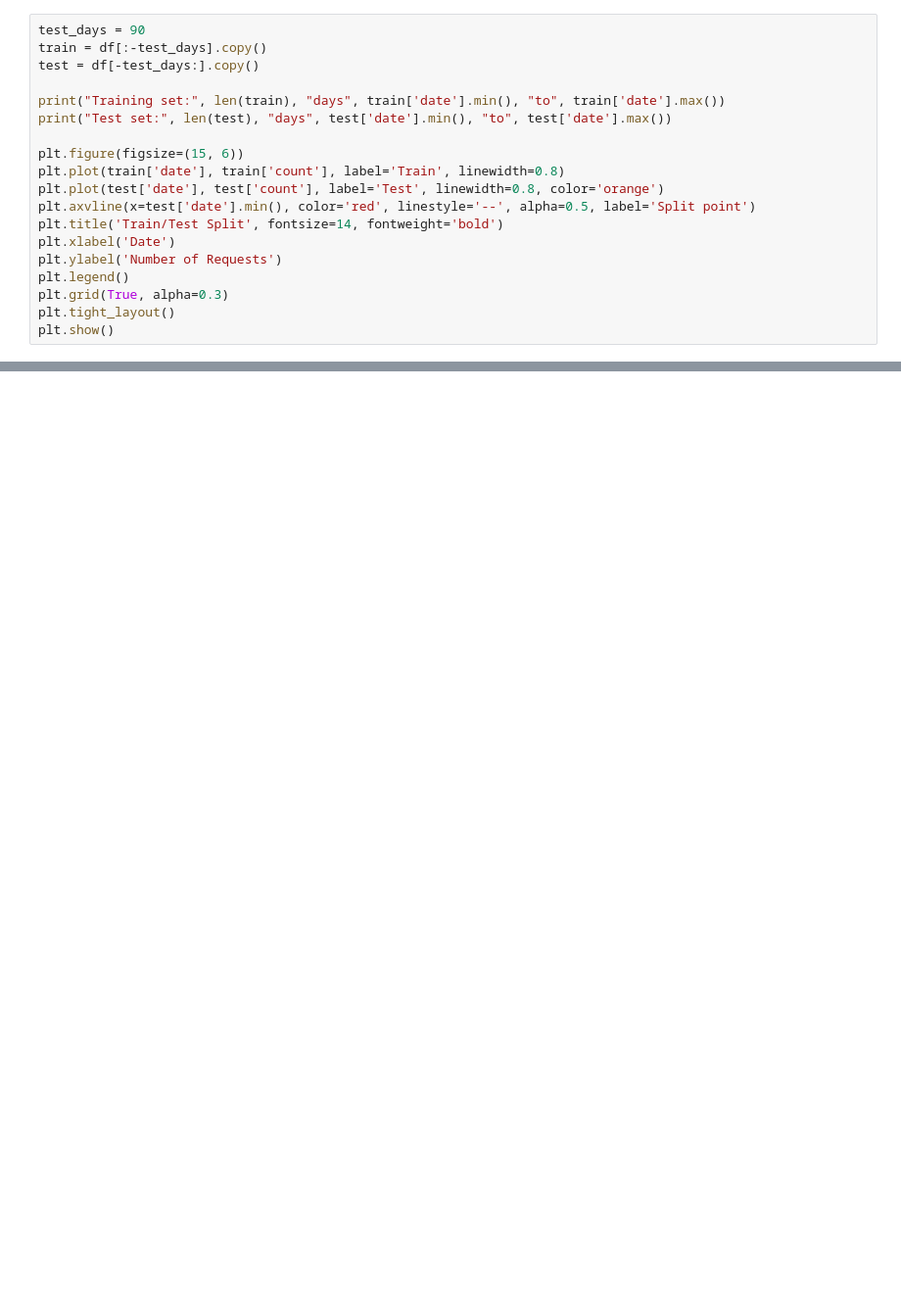
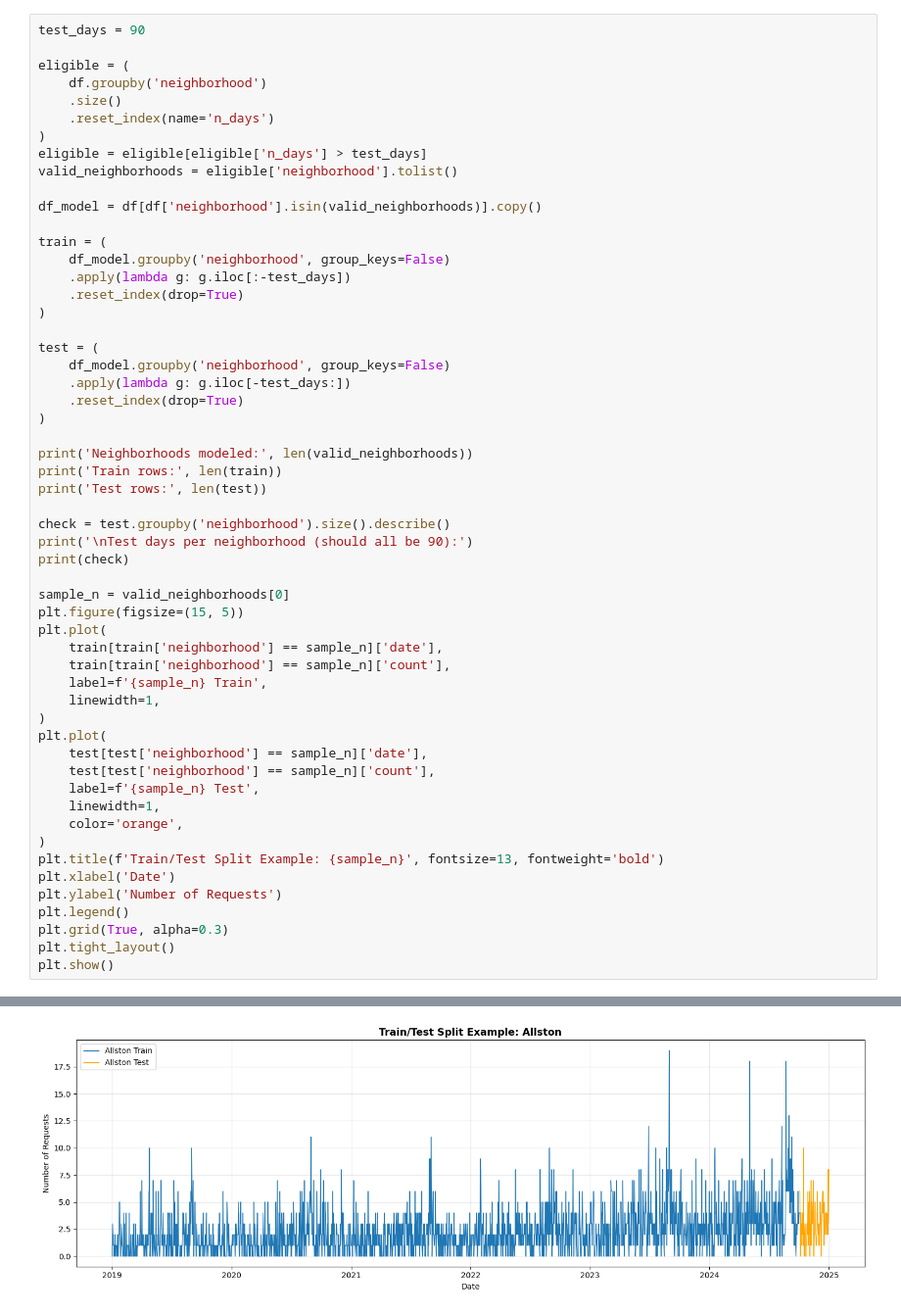
Before and after one commit to thealphacubicle/311-Service-Request-Modelling, a Jupyter notebook: notebooks/03_time_series.ipynb, the cells around one changed output, grey strips where cells are left out. Shown at 98% size. Cells and saved outputs as stored; diff of their text form; blank space fills up the shorter version.

```diff
--- a/notebooks/03_time_series.ipynb
+++ b/notebooks/03_time_series.ipynb
@@ -41,19 +86,56 @@ Split data into training and testing sets. Use last 90 days for testing.
 # %%
 test_days = 90
-train = df[:-test_days].copy()
-test = df[-test_days:].copy()
 
-print("Training set:", len(train), "days", train['date'].min(), "to", train['date'].max())
-print("Test set:", len(test), "days", test['date'].min(), "to", test['date'].max())
+eligible = (
+    df.groupby('neighborhood')
+    .size()
+    .reset_index(name='n_days')
+)
+eligible = eligible[eligible['n_days'] > test_days]
+valid_neighborhoods = eligible['neighborhood'].tolist()
 
-plt.figure(figsize=(15, 6))
-plt.plot(train['date'], train['count'], label='Train', linewidth=0.8)
-plt.plot(test['date'], test['count'], label='Test', linewidth=0.8, color='orange')
-plt.axvline(x=test['date'].min(), color='red', linestyle='--', alpha=0.5, label='Split point')
-plt.title('Train/Test Split', fontsize=14, fontweight='bold')
+df_model = df[df['neighborhood'].isin(valid_neighborhoods)].copy()
+
+train = (
+    df_model.groupby('neighborhood', group_keys=False)
+    .apply(lambda g: g.iloc[:-test_days])
+    .reset_index(drop=True)
+)
+
+test = (
+    df_model.groupby('neighborhood', group_keys=False)
+    .apply(lambda g: g.iloc[-test_days:])
+    .reset_index(drop=True)
+)
+
+print('Neighborhoods modeled:', len(valid_neighborhoods))
+print('Train rows:', len(train))
+print('Test rows:', len(test))
+
+check = test.groupby('neighborhood').size().describe()
+print('\nTest days per neighborhood (should all be 90):')
+print(check)
+
+sample_n = valid_neighborhoods[0]
+plt.figure(figsize=(15, 5))
+plt.plot(
+    train[train['neighborhood'] == sample_n]['date'],
+    train[train['neighborhood'] == sample_n]['count'],
+    label=f'{sample_n} Train',
+    linewidth=1,
+)
+plt.plot(
+    test[test['neighborhood'] == sample_n]['date'],
+    test[test['neighborhood'] == sample_n]['count'],
+    label=f'{sample_n} Test',
+    linewidth=1,
+    color='orange',
+)
+plt.title(f'Train/Test Split Example: {sample_n}', fontsize=13, fontweight='bold')
 plt.xlabel('Date')
 plt.ylabel('Number of Requests')
 plt.legend()
 plt.grid(True, alpha=0.3)
 plt.tight_layout()
 plt.show()
+# %% [output]
@@ -59,0 +156 @@ plt.show()
+[figure, added]
```
Also changed, not shown: parts of 10 cells of this notebook.
